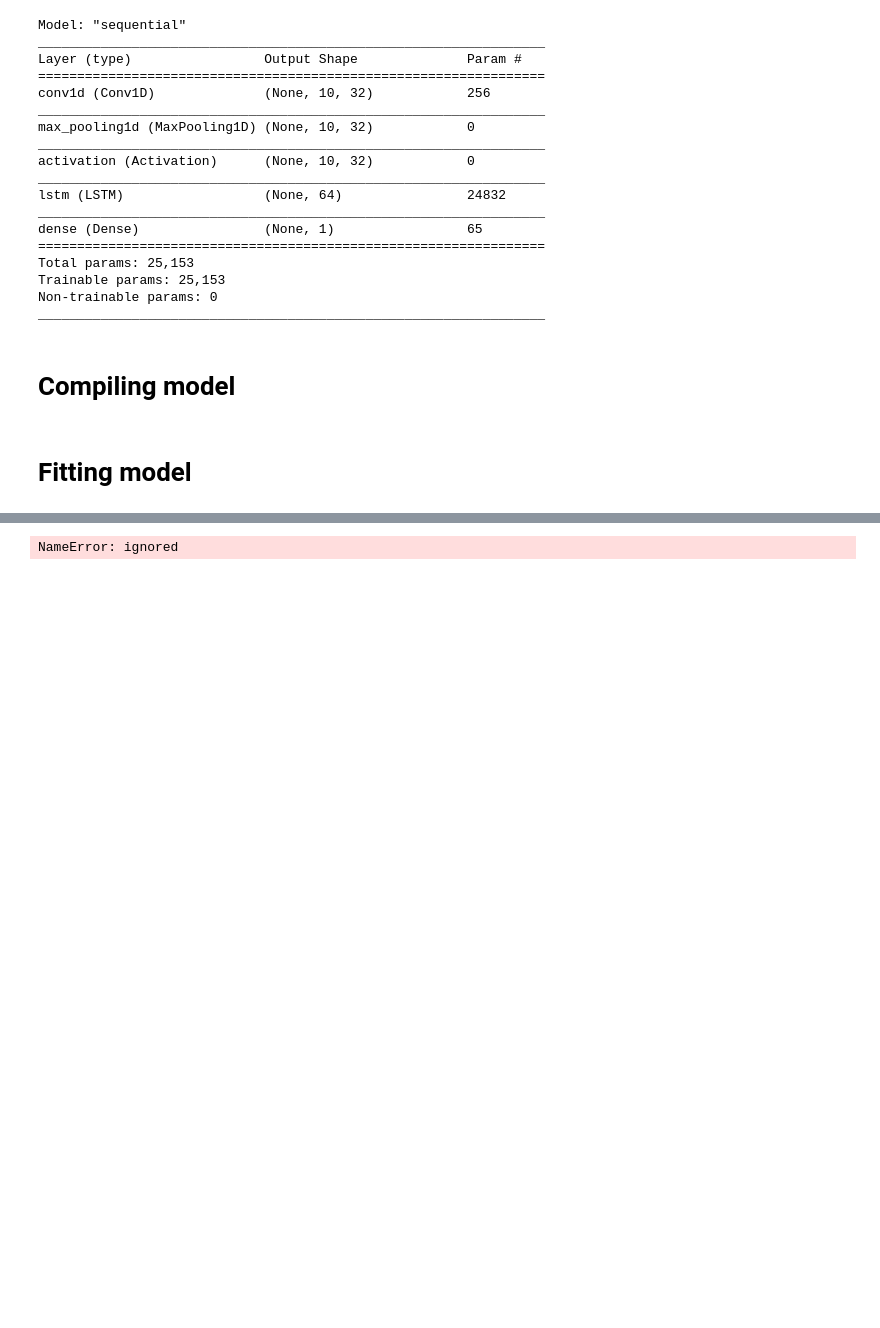
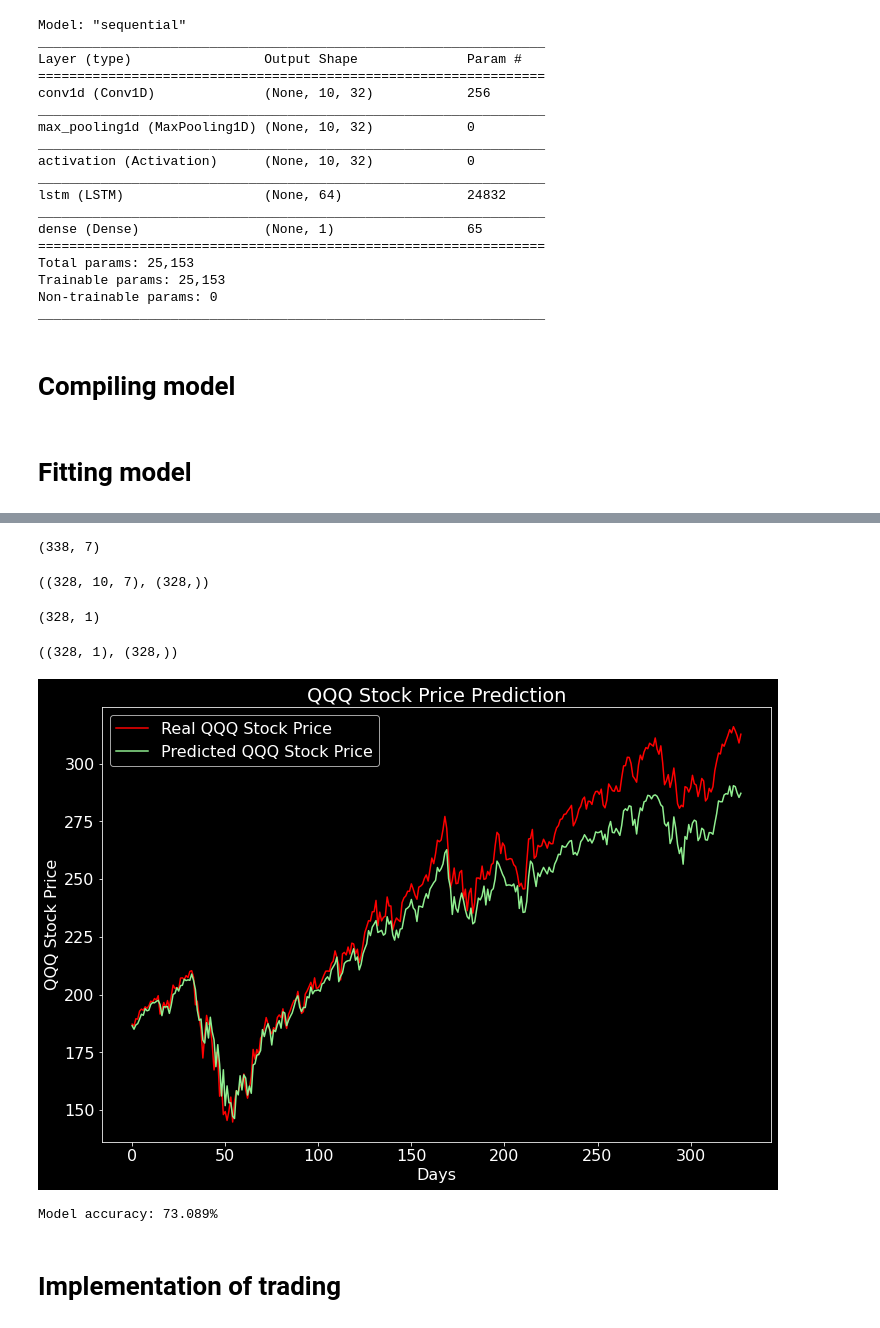
Before and after one commit to Olivia-Feldman/DLStockPrectionCNNModel-, a Jupyter notebook: sources/stock_predictor_CNN+LSTM.ipynb, the cells around one changed output, grey strips where cells are left out. Saved outputs shown, nothing was run; the diff lists cells and outputs as text; code cells hidden in the pictures; blank space fills up the shorter version.

```diff
--- a/sources/stock_predictor_CNN+LSTM.ipynb
+++ b/sources/stock_predictor_CNN+LSTM.ipynb
@@ -249,5 +279,59 @@ Epoch 100/100
+# %%
+inputs = scaler.transform(past_df)
+inputs.shape
+# %% [output]
+(338, 7)
+# %%
+x_test = []
+y_test = []
+for i in range(time_step, inputs.shape[0]):
+    x_test.append(inputs[i-time_step:i])
+    y_test.append(inputs[i, 0])
+# %%
+x_test, y_test = np.array(x_test), np.array(y_test)
+x_test.shape, y_test.shape
+# %% [output]
+((328, 10, 7), (328,))
 # %%
-y_pred = model.predict(X_test)
+y_pred = model.predict(x_test)
 y_pred.shape
 # %% [output]
-NameError: ignored
+(328, 1)
+# %%
+y_pred = y_pred/scaler.scale_[0]
+y_test = y_test/scaler.scale_[0]
+y_pred.shape, y_test.shape
+# %% [output]
+((328, 1), (328,))
+# %%
+fig = plt.figure()
+plt.plot(y_test, color='red', label='Real ' + ticker + ' Stock Price')
+plt.plot(y_pred, color='lightgreen', label='Predicted ' + ticker + ' Stock Price')
+plt.title(ticker + " Stock Price Prediction")
+plt.xlabel('Days')
+plt.ylabel(ticker + ' Stock Price')
+plt.legend()
+plt.show()
+# %% [output]
+[figure, added]
+# %%
+accuracy = 0
+
+for i in range(1, y_pred.shape[0]):
+
+    # Determining if the actual price increased
+    actual_did_increase = y_test[i] > y_test[i-1]
+    # Determining if the predicted price increased
+    prediction_did_increase = y_pred[i] > y_pred[i-1]
+    # If both the actual and predicted prices move in the same direction,
+    # then add 1 to the accuracy
+    if (actual_did_increase == prediction_did_increase):
+        accuracy = accuracy + 1
+
+
+# Subtract 1 from y_pred.shape because we are staring at 1 instead of 0
+print("Model accuracy: {:.3f}%".format(accuracy / (y_pred.shape[0] - 1) * 100))
+# %% [output]
+Model accuracy: 73.089%
+# %% [markdown]
+# Implementation of trading
```
Also changed, not shown: parts of 18 cells of this notebook.
